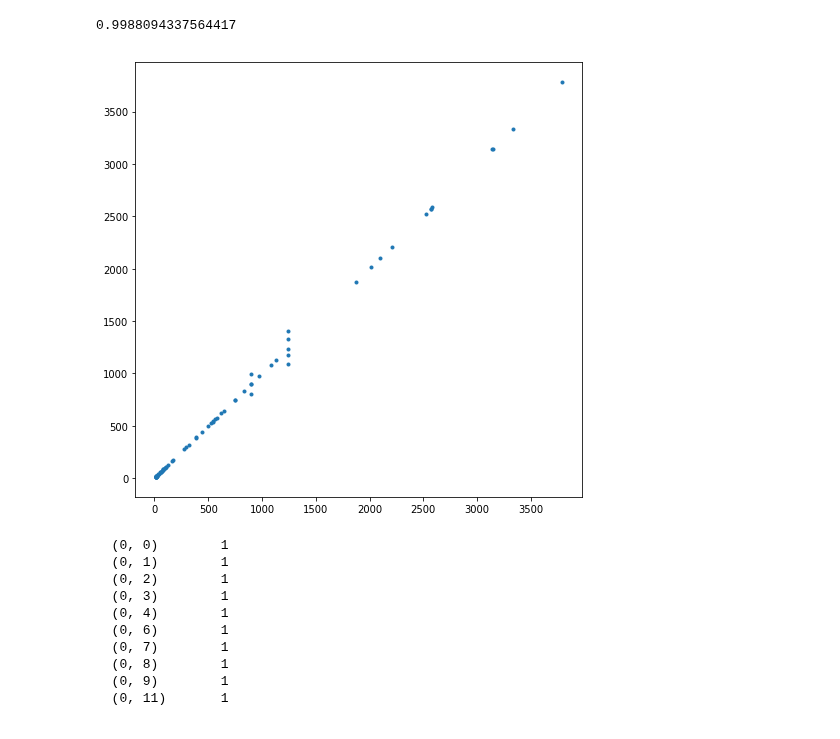
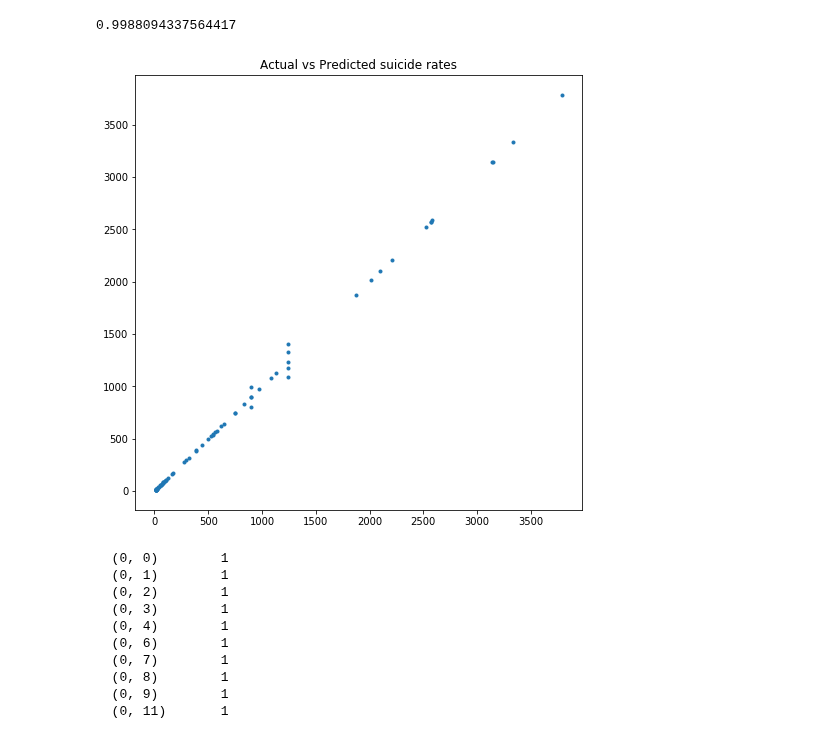
Before and after one commit to nitinvbharti/Agriculture_Analysis, a Jupyter notebook: Agro_analysis.ipynb, the cells around one changed output. Cells and saved outputs as stored; diff of their text form; code cells hidden in the pictures.

```diff
--- a/Agro_analysis.ipynb
+++ b/Agro_analysis.ipynb
@@ -812,10 +858,11 @@ model.score(Xx,Yy)
 # %%
 Yd = model.predict(Xx)
 fig = mplot.figure(figsize=(8,8))
 mplot.plot(Yd,Yy,'.')
+mplot.title('Actual vs Predicted suicide rates')
 mplot.show()
 # %% [output]
-[figure, old version]
+[figure, new version]
 # %%
 print(model.decision_path(Xx[0:1,:]))
 # %% [output]
```
Also changed, not shown: parts of 65 cells of this notebook.
